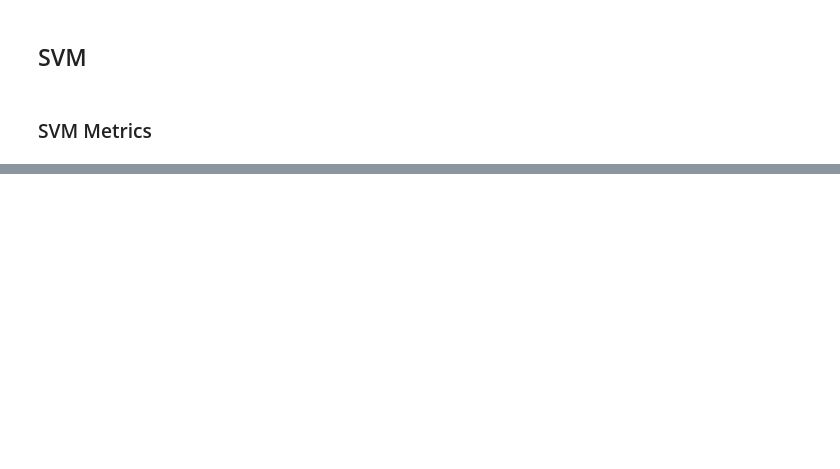
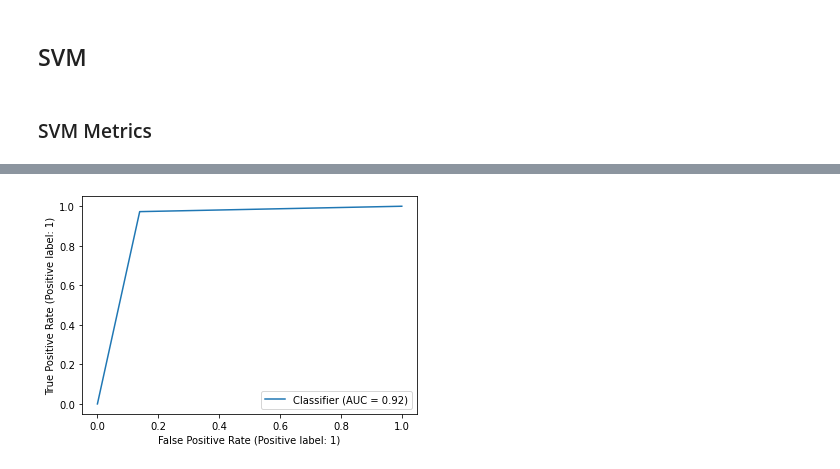
Before and after one commit to bradruss/CS254-Final-Project, a Jupyter notebook: Covid_Pneumonia.ipynb, the cells around one changed output, grey strips where cells are left out. Cells and saved outputs as stored; diff of their text form; code cells hidden in the pictures; blank space fills up the shorter version.

```diff
--- a/Covid_Pneumonia.ipynb
+++ b/Covid_Pneumonia.ipynb
@@ -234 +252,6 @@ None
 weighted avg       0.94      0.94      0.94      1460
+# %%
+RocCurveDisplay.from_predictions(y_test, svc_predicted)
+plt.show()
+# %% [output]
+[figure, added]
```
Also changed, not shown: parts of 9 cells of this notebook.
